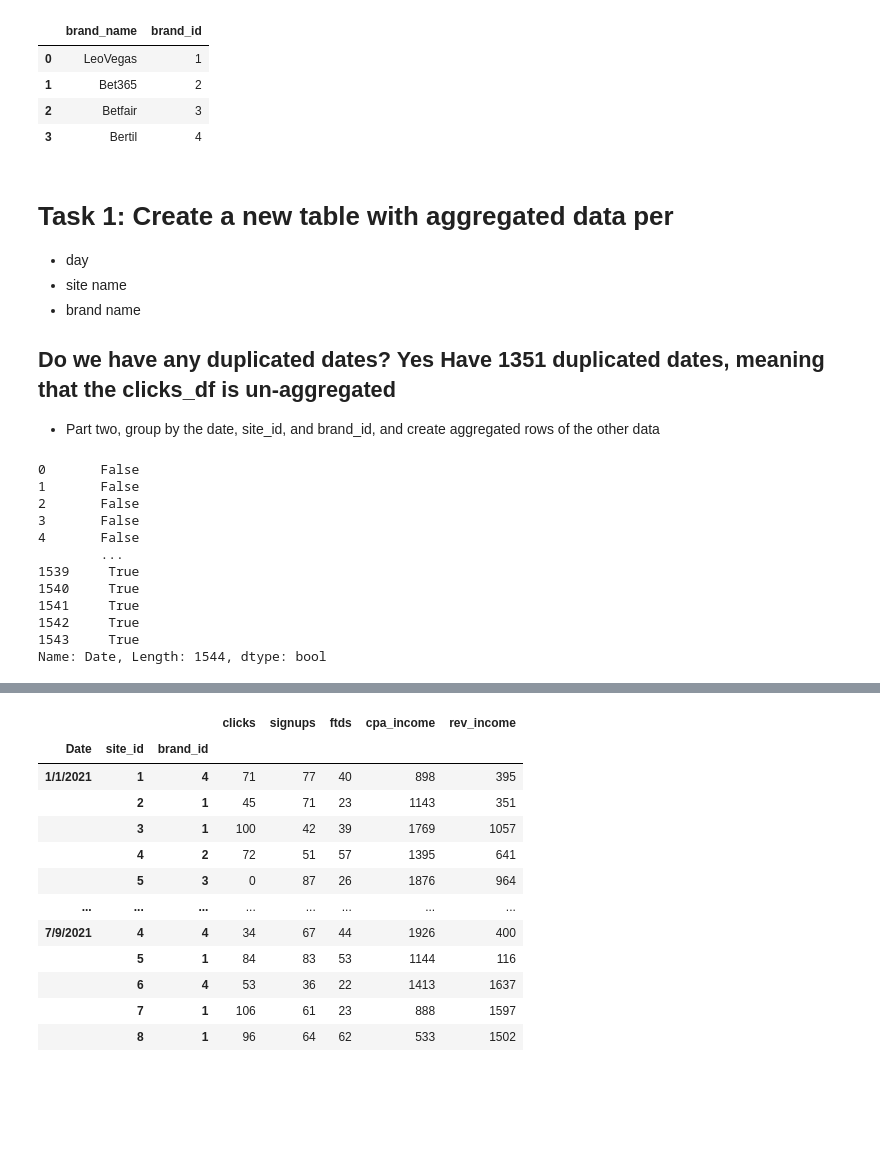
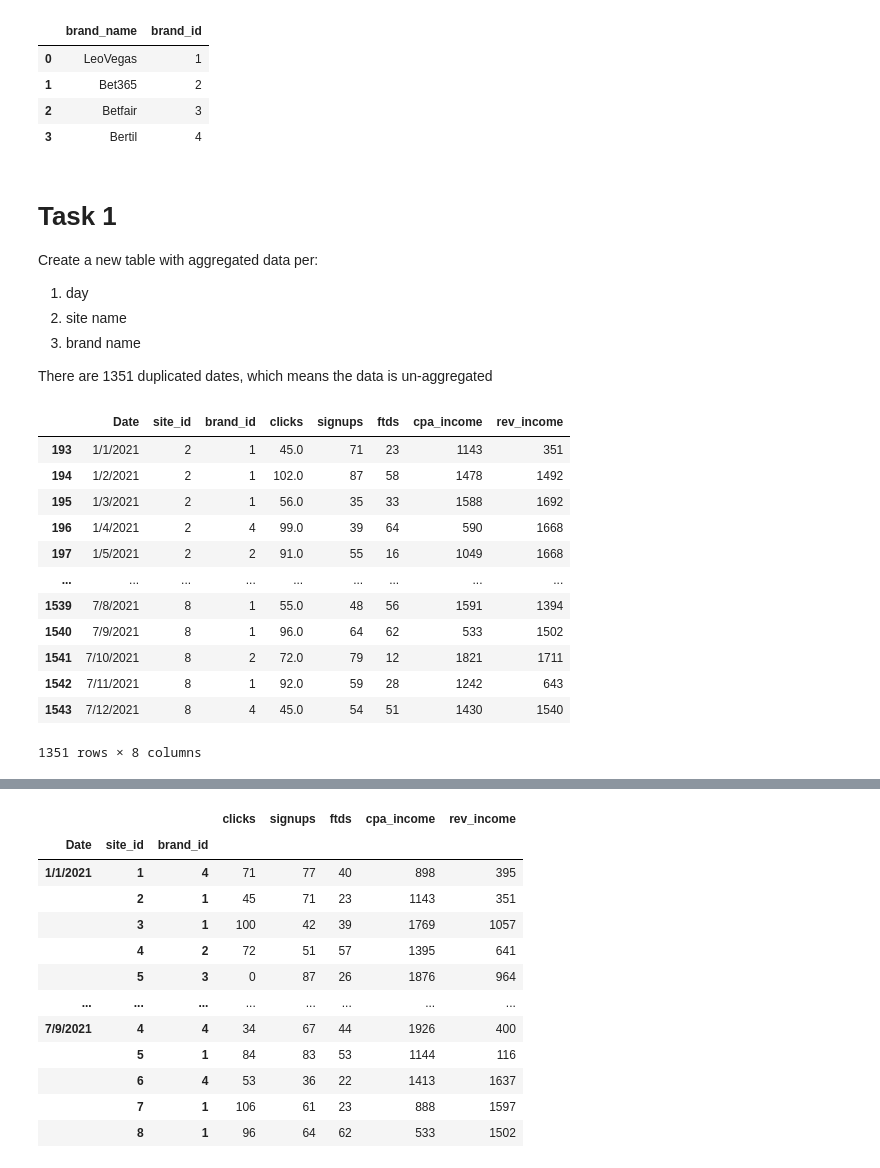
Before and after one commit to TCarrPGH/Raketech, a Jupyter notebook: clicks_analysis.ipynb, the cells around one changed output, grey strips where cells are left out. Drawn from its saved outputs; the diff is of its cells as text; code cells hidden in the pictures; blank space fills up the shorter version.

```diff
--- a/clicks_analysis.ipynb
+++ b/clicks_analysis.ipynb
@@ -44,26 +46,28 @@ brand_df
 | 2 | Betfair | 3 |
 | 3 | Bertil | 4 |
 # %% [markdown]
-# Task 1: Create a new table with aggregated data per
-- day
-- site name
-- brand name
 
-## Do we have any duplicated dates? Yes Have 1351 duplicated dates, meaning that the clicks_df is un-aggregated
-- Part two, group by the date, site_id, and brand_id, and create aggregated rows of the other data
+# Task 1
+
+Create a new table with aggregated data per:
+1. day
+2. site name
+3. brand name
+
+There are 1351 duplicated dates, which means the data is un-aggregated
 # %%
-
-click_df.Date.duplicated()
+click_df.loc[click_df.Date.duplicated(), :]
 # %% [output]
+|  | Date | site_id | brand_id | clicks | signups | ftds | cpa_income | rev_income |
+| 193 | 1/1/2021 | 2 | 1 | 45.0 | 71 | 23 | 1143 | 351 |
+| 194 | 1/2/2021 | 2 | 1 | 102.0 | 87 | 58 | 1478 | 1492 |
+| 195 | 1/3/2021 | 2 | 1 | 56.0 | 35 | 33 | 1588 | 1692 |
+| 196 | 1/4/2021 | 2 | 4 | 99.0 | 39 | 64 | 590 | 1668 |
+| 197 | 1/5/2021 | 2 | 2 | 91.0 | 55 | 16 | 1049 | 1668 |
+| ... | ... | ... | ... | ... | ... | ... | ... | ... |
+| 1539 | 7/8/2021 | 8 | 1 | 55.0 | 48 | 56 | 1591 | 1394 |
+| 1540 | 7/9/2021 | 8 | 1 | 96.0 | 64 | 62 | 533 | 1502 |
+| 1541 | 7/10/2021 | 8 | 2 | 72.0 | 79 | 12 | 1821 | 1711 |
+| 1542 | 7/11/2021 | 8 | 1 | 92.0 | 59 | 28 | 1242 | 643 |
+| 1543 | 7/12/2021 | 8 | 4 | 45.0 | 54 | 51 | 1430 | 1540 |
-0       False
-1       False
-2       False
-3       False
-4       False
-        ...
-1539     True
-1540     True
-1541     True
-1542     True
-1543     True
-Name: Date, Length: 1544, dtype: bool
+1351 rows × 8 columns
```
Also changed, not shown: parts of 50 cells of this notebook, 1 other file.
